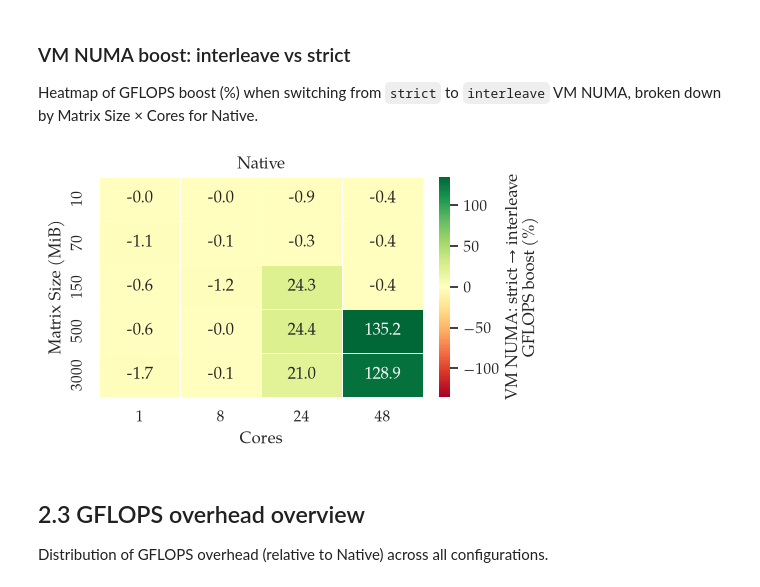
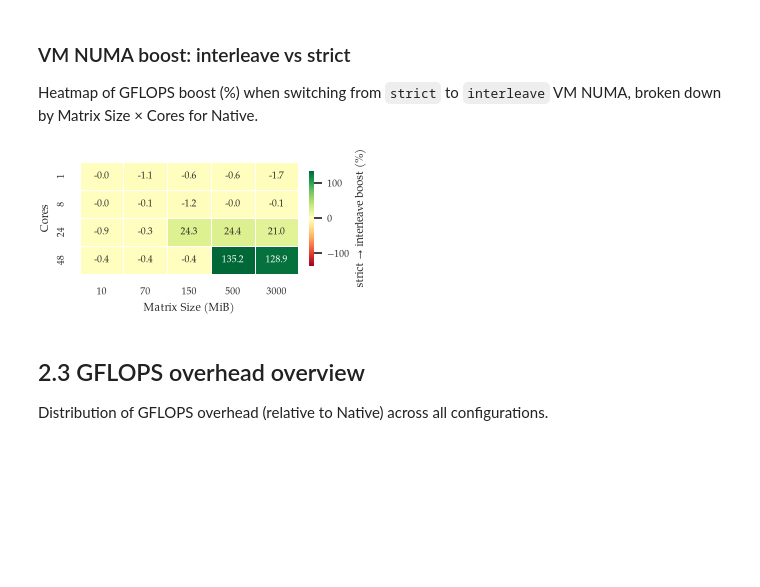
Before and after one commit to engelsm/AMD-CC-Perf, a Jupyter notebook: benchmark/spmv/spmv_analysis.ipynb, the cells around one changed output. Drawn from its saved outputs; the diff is of its cells as text; code cells hidden in the pictures; blank space fills up the shorter version.

```diff
--- a/benchmark/spmv/spmv_analysis.ipynb
+++ b/benchmark/spmv/spmv_analysis.ipynb
@@ -35,6 +35,8 @@ Imports, paths, and shared helpers used throughout the notebook.
 # %%
 import os
 import re
+import sys
+
 import numpy as np
 import pandas as pd
 import matplotlib.pyplot as plt
@@ -43,22 +45,14 @@ import statsmodels.api as sm
 from scipy.stats import linregress
 from statsmodels.formula.api import ols
 
-sns.set_theme(style="whitegrid", font="TeX Gyre Pagella")
-plt.rcParams["figure.constrained_layout.use"] = True
+sys.path.append("..")
+import common_style as cs
+
+cs.apply_style()
+MODE_PALETTE = cs.MODE_PALETTE
+MODE_PALETTE_2 = cs.MODE_PALETTE_2
 
 os.makedirs("images", exist_ok=True)
-
-# ── Colour palette (shared across all plots) ────────────────────────────────
-_base = sns.color_palette("deep", 3)
-MODE_PALETTE = {
-    "Native":  _base[2],
-    "SME":     _base[0],
-    "SME+SEV": _base[1],
-}
-MODE_PALETTE_2 = {
-    "SME":     "#4c72b0",
-    "SME+SEV": "#dd8452",
-}
 # %%
 # ── File paths ───────────────────────────────────────────────────────────────
 matrix_path  = "../../matrices/spmv"
@@ -406,6 +400,8 @@ for label, path in FOLDERS.items():
         df_run         = pd.read_csv(f_path)
         df_run['Mode'] = label.split('_interleave')[0]
         df_run['VM_NUMA'] = 'interleave' if 'interleave' in label else 'strict'
+        #rename membind to strict
+        df_run['Process_NUMA_Policy'] = df_run['Process_NUMA_Policy'].replace({'membind': 'strict'})
         results_list.append(df_run)
         print(f"Loaded {len(df_run):>5} rows  ← {label}")
 
@@ -754,7 +818,7 @@ broken down by Matrix Size × Cores for Native.
 # VM_NUMA boost: interleave vs strict (Native only)
 heat_df = (
 	df.pivot_table(
-		index=["Mode", "MB", "Cores", "Randomness", "Process_NUMA"],
+		index=["Mode", "Cores", "MB", "Randomness", "Process_NUMA"],
 		columns="VM_NUMA",
 		values="SpMV_GFLOPS",
 		aggfunc="mean"
@@ -765,46 +829,45 @@ heat_df = (
 
 heat_df["Boost_pct"] = (heat_df["interleave"] - heat_df["strict"]) / heat_df["strict"] * 100
 
-# Keep only Native mode
 mode_cell = (
 	heat_df.groupby(["MB", "Cores", "Mode"], as_index=False)["Boost_pct"]
 	.mean()
 )
 mode_cell = mode_cell[mode_cell["Mode"] == "Native"].copy()
 
 vabs = mode_cell["Boost_pct"].abs().max()
 
-fig, ax = plt.subplots(1, 1, figsize=(5, 3), constrained_layout=True, sharey=True)
+fig, ax = plt.subplots(figsize=(cs.COLW, 1.6), constrained_layout=True)
 
 p_mode = (
-	mode_cell.pivot(index="MB", columns="Cores", values="Boost_pct")
+	mode_cell.pivot(index="Cores", columns="MB", values="Boost_pct")
 	.sort_index()
 )
 p_mode = p_mode.reindex(sorted(p_mode.columns), axis=1)
 
 sns.heatmap(
 	p_mode,
 	ax=ax,
 	cmap="RdYlGn",
 	center=0,
 	vmin=-vabs,
 	vmax=vabs,
 	annot=True,
 	fmt=".1f",
+	annot_kws={"size": 7},
 	linewidths=0.4,
 	linecolor="white",
 	cbar=True,
-	cbar_kws={"label": "VM NUMA: strict → interleave\nGFLOPS boost (%)"}
+	cbar_kws={"label": "strict → interleave boost (%)", "shrink": 0.85}
 )
 
-ax.set_title("Native")
-ax.set_xlabel("Cores")
-ax.set_ylabel("Matrix Size (MiB)")
+ax.set_xlabel("Matrix Size (MiB)")
+ax.set_ylabel("Cores")
 
-fig.savefig("images/vm_numa_boost_heatmap_native_only.pdf", bbox_inches="tight")
+fig.savefig("images/vm_numa_boost_heatmap_native_only.pdf")
 plt.show()
 # %% [output]
-[figure, old version]
+[figure, new version]
 # %% [markdown]
 ## 2.3 GFLOPS overhead overview
 
```
Also changed, not shown: parts of 17 cells of this notebook, 5 other files.
